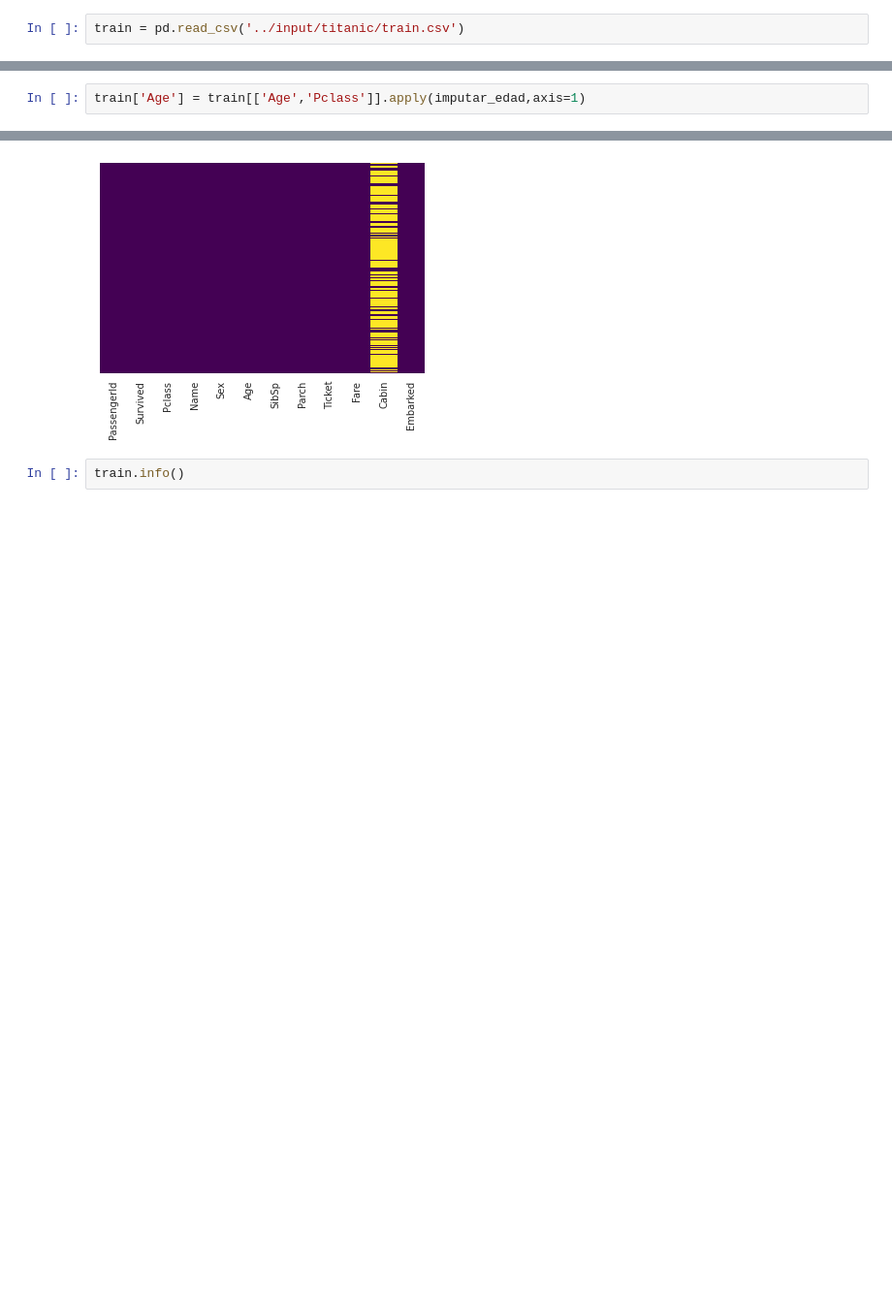
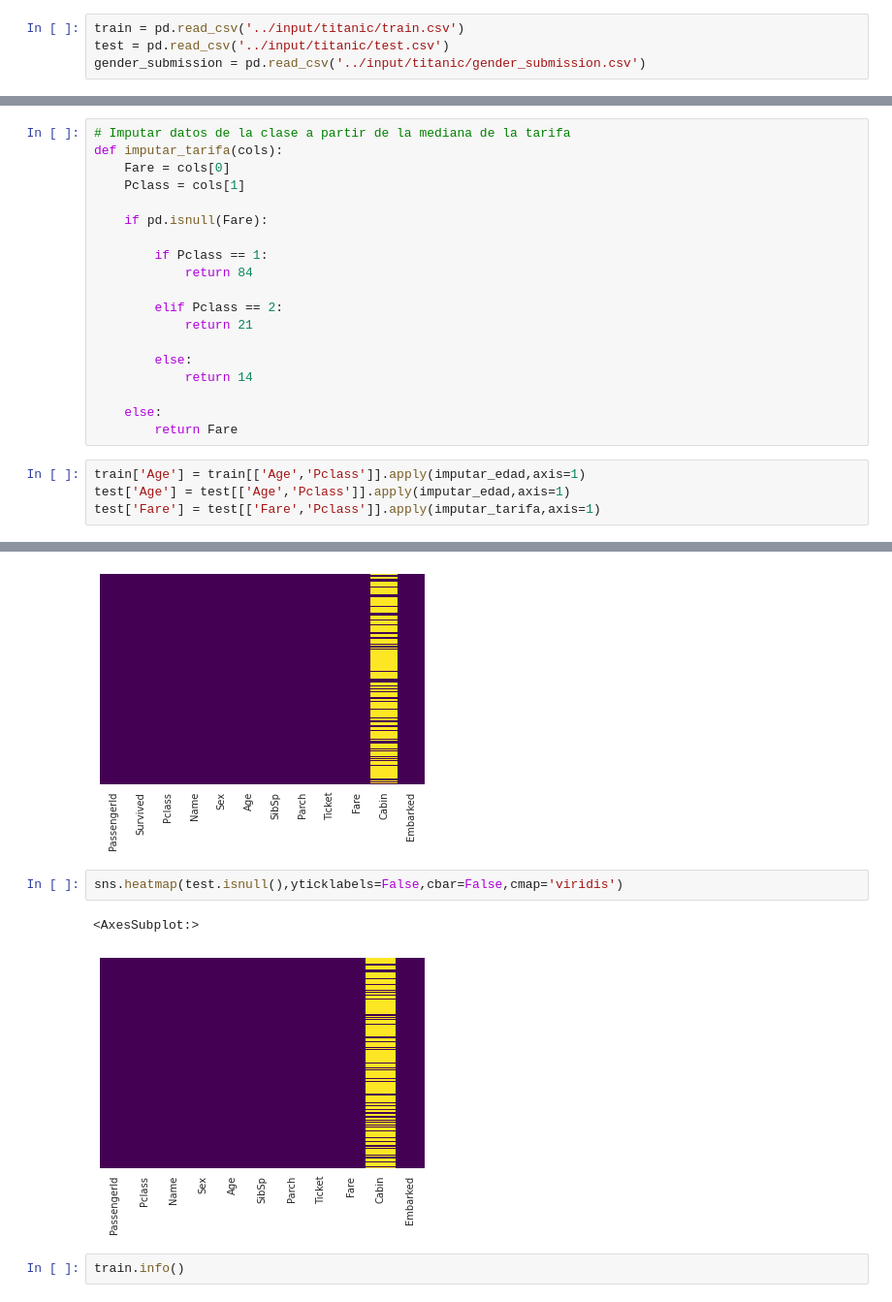
Before and after one commit to JPSantistebanQ/Kaggle-Notebook-Titanic---Machine-Learning-from-Disaster, a Jupyter notebook: titanic-machine-learning-from-disaster.ipynb, the cells around one changed output, grey strips where cells are left out. Shown: that part at 97% size. Drawn from its saved outputs; the diff is of its cells as text; blank space fills up the shorter version.

Commit message:
Kaggle Notebook | Titanic - Machine Learning from Disaster | Version 2

```diff
--- a/titanic-machine-learning-from-disaster.ipynb
+++ b/titanic-machine-learning-from-disaster.ipynb
@@ -29,6 +29,8 @@ for dirname, _, filenames in os.walk('/kaggle/input'):
 ## Import dataset
 # %%
 train = pd.read_csv('../input/titanic/train.csv')
+test = pd.read_csv('../input/titanic/test.csv')
+gender_submission = pd.read_csv('../input/titanic/gender_submission.csv')
 # %%
 train.head()
 # %% [output]
@@ -198,13 +262,39 @@ def imputar_edad(cols):
 
     else:
         return Age
+# %%
+# Imputar datos de la clase a partir de la mediana de la tarifa
+def imputar_tarifa(cols):
+    Fare = cols[0]
+    Pclass = cols[1]
+
+    if pd.isnull(Fare):
+
+        if Pclass == 1:
+            return 84
+
+        elif Pclass == 2:
+            return 21
+
+        else:
+            return 14
+
+    else:
+        return Fare
 # %%
 train['Age'] = train[['Age','Pclass']].apply(imputar_edad,axis=1)
+test['Age'] = test[['Age','Pclass']].apply(imputar_edad,axis=1)
+test['Fare'] = test[['Fare','Pclass']].apply(imputar_tarifa,axis=1)
 # %%
 sns.heatmap(train.isnull(),yticklabels=False,cbar=False,cmap='viridis')
 # %% [output]
 <AxesSubplot:>
 [figure]
+# %%
+sns.heatmap(test.isnull(),yticklabels=False,cbar=False,cmap='viridis')
+# %% [output]
+<AxesSubplot:>
+[figure, added]
 # %%
 train.info()
 # %% [output]
```
Also changed, not shown: parts of 53 cells of this notebook.
